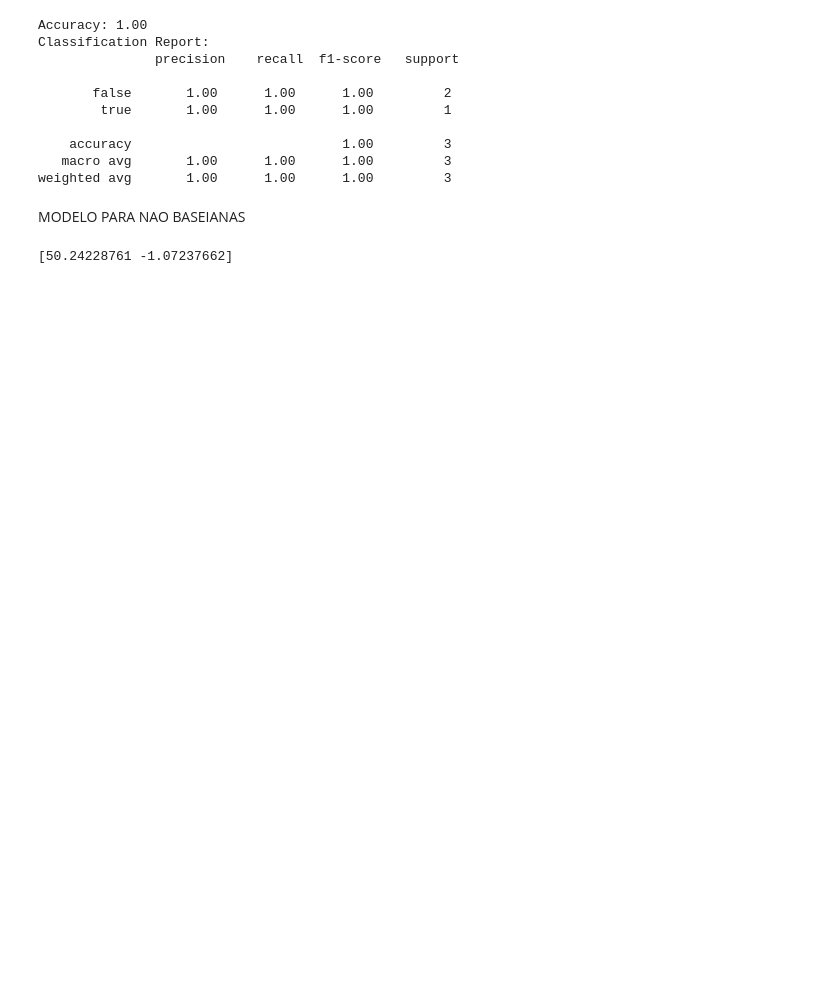
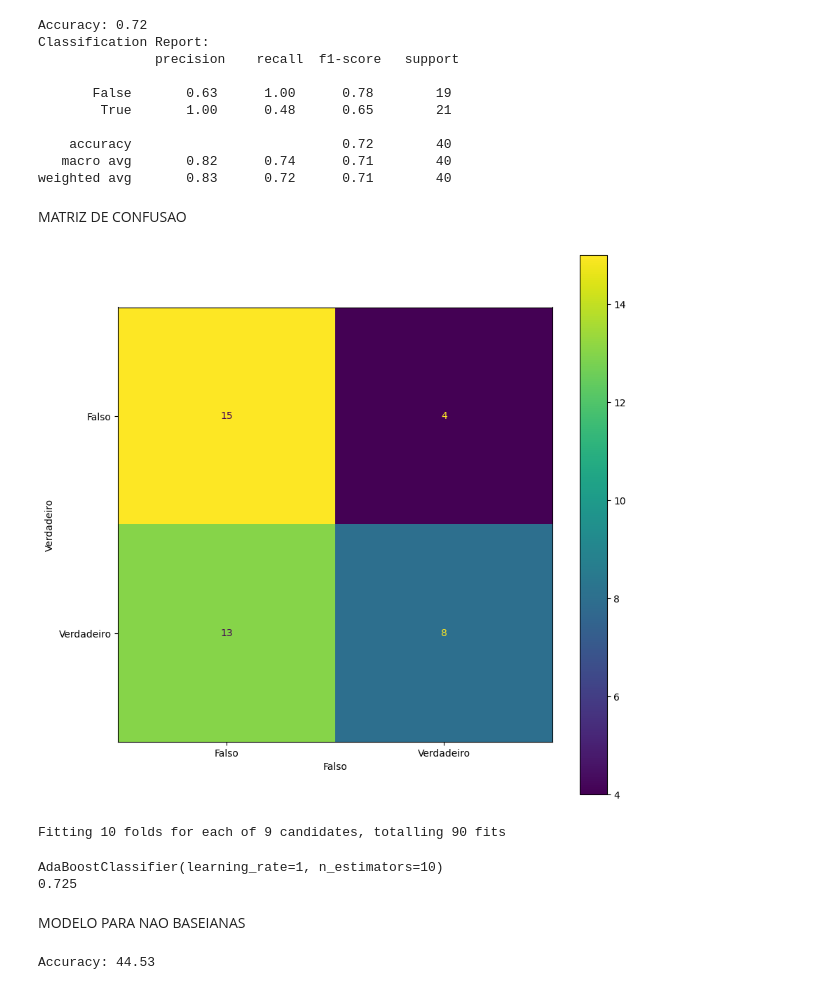
Before and after one commit to MatheusPerozini/FireDetector, a Jupyter notebook: modeloIA/SklearnModel.ipynb, the cells around one changed output. Cells and saved outputs as stored; diff of their text form; code cells hidden in the pictures; blank space fills up the shorter version.

```diff
--- a/modeloIA/SklearnModel.ipynb
+++ b/modeloIA/SklearnModel.ipynb
@@ -7,13 +14,17 @@ import pickle
 import pandas as pd
 # %%
-dataset = pd.read_csv("./../caputarCaracteristicas/data.csv")
-X = dataset[['rgbFogoR', 'rgbFogoG', 'rgbFogoB', 'rgbFumacaR', 'rgbFumacaG', 'rgbFumacaB', 'qtdMovimentoFogo', 'qtdMovimentoFumaca', 'tamanhoFogo', 'tamamnhoFumaca']]
+dataset = pd.read_csv("./../caputarCaracteristicas/data-2.csv")
+X = dataset[['rgbFogoMedio', 'rgbFumacaMedio', 'qtdMovimentoFogo', 'qtdMovimentoFumaca', 'tamanhoFogo', 'tamamnhoFumaca']]
+# X = dataset[['rgbFogoR', 'rgbFogoG', 'rgbFogoB', 'rgbFumacaR', 'rgbFumacaG', 'rgbFumacaB', 'qtdMovimentoFogo', 'qtdMovimentoFumaca', 'tamanhoFogo', 'tamamnhoFumaca']]
 y = dataset['temFogo']
 
 X_train, X_test, y_train, y_test = train_test_split(X.values, y, test_size=0.2, random_state=42)
 # %%
 bayesClassifier = GaussianNB()
-
+# bayesClassifier = CategoricalNB()
+# bayesClassifier = BernoulliNB()
+# bayesClassifier = MultinomialNB()
+# bayesClassifier = ComplementNB()
 bayesClassifier.fit(X_train, y_train)
 
 y_pred = bayesClassifier.predict(X_test)
@@ -24,14 +35,40 @@ classification_report_result = classification_report(y_test, y_pred)
 print(f"Accuracy: {accuracy:.2f}")
 print("Classification Report:\n", classification_report_result)
 # %% [output]
-Accuracy: 1.00
+Accuracy: 0.72
 Classification Report:
                precision    recall  f1-score   support
 
-       false       1.00      1.00      1.00         2
-        true       1.00      1.00      1.00         1
+       False       0.63      1.00      0.78        19
+        True       1.00      0.48      0.65        21
 
-    accuracy                           1.00         3
-   macro avg       1.00      1.00      1.00         3
-weighted avg       1.00      1.00      1.00         3
+    accuracy                           0.72        40
+   macro avg       0.82      0.74      0.71        40
+weighted avg       0.83      0.72      0.71        40
+# %% [markdown]
+MATRIZ DE CONFUSAO
+# %%
+import matplotlib.pyplot as plt
+from sklearn import metrics
+
+confusion_matrix = metrics.confusion_matrix(y_test, y_pred)
+cm_display = metrics.ConfusionMatrixDisplay(confusion_matrix = confusion_matrix, display_labels = ['Falso', 'Verdadeiro'])
+fig, ax = plt.subplots(figsize=(10,10))
+cm_display.plot(ax=ax)
+cm_display.ax_.set(xlabel='Falso', ylabel='Verdadeiro')
+plt.show()
+# %% [output]
+[figure, added]
+# %%
+clf = AdaBoostClassifier()
+param_grid_nb = {'n_estimators':[1, 5, 10],
+              'learning_rate':[0.1, 1, 2]}
+nbModel_grid = GridSearchCV(estimator=clf, param_grid=param_grid_nb, verbose=1, cv=10)
+nbModel_grid.fit(X_train, y_train)
+print(nbModel_grid.best_estimator_)
+print(accuracy_score(y_test, y_pred))
+# %% [output]
+Fitting 10 folds for each of 9 candidates, totalling 90 fits
+AdaBoostClassifier(learning_rate=1, n_estimators=10)
+0.725
 # %%
@@ -50,10 +87,10 @@ regression = LinearRegression()
 
 regression.fit(X_train, y_train)
 
-y_pred = regression.predict(X_test)
-print(y_pred)
+accuracy = regression.score(X_test, y_test)
+print(f"Accuracy: {accuracy*100:.2f}")
 # %% [output]
-[50.24228761 -1.07237662]
+Accuracy: 44.53
 # %%
 with open('modelRegression.pkl','wb') as f:
     pickle.dump(regression,f)
```
Also changed, not shown: parts of 2 cells of this notebook, 8 other files.
